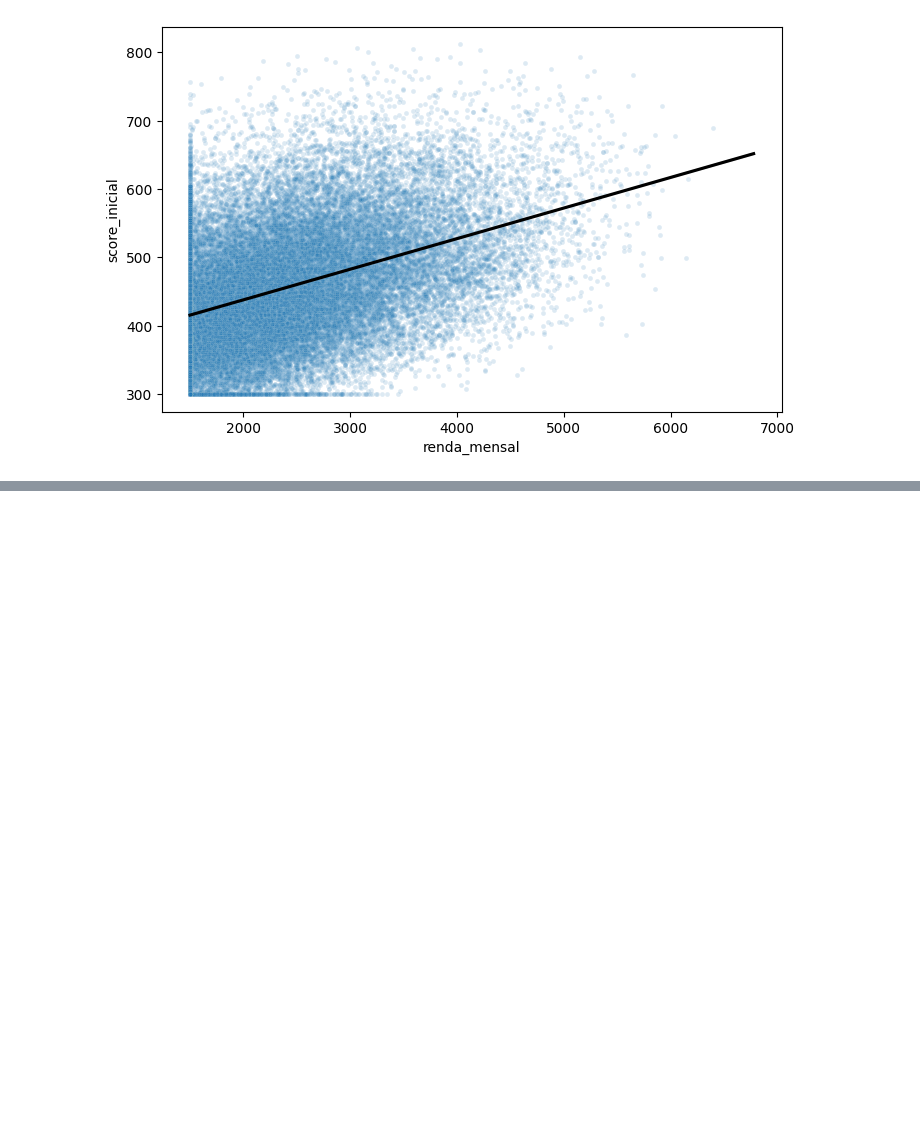
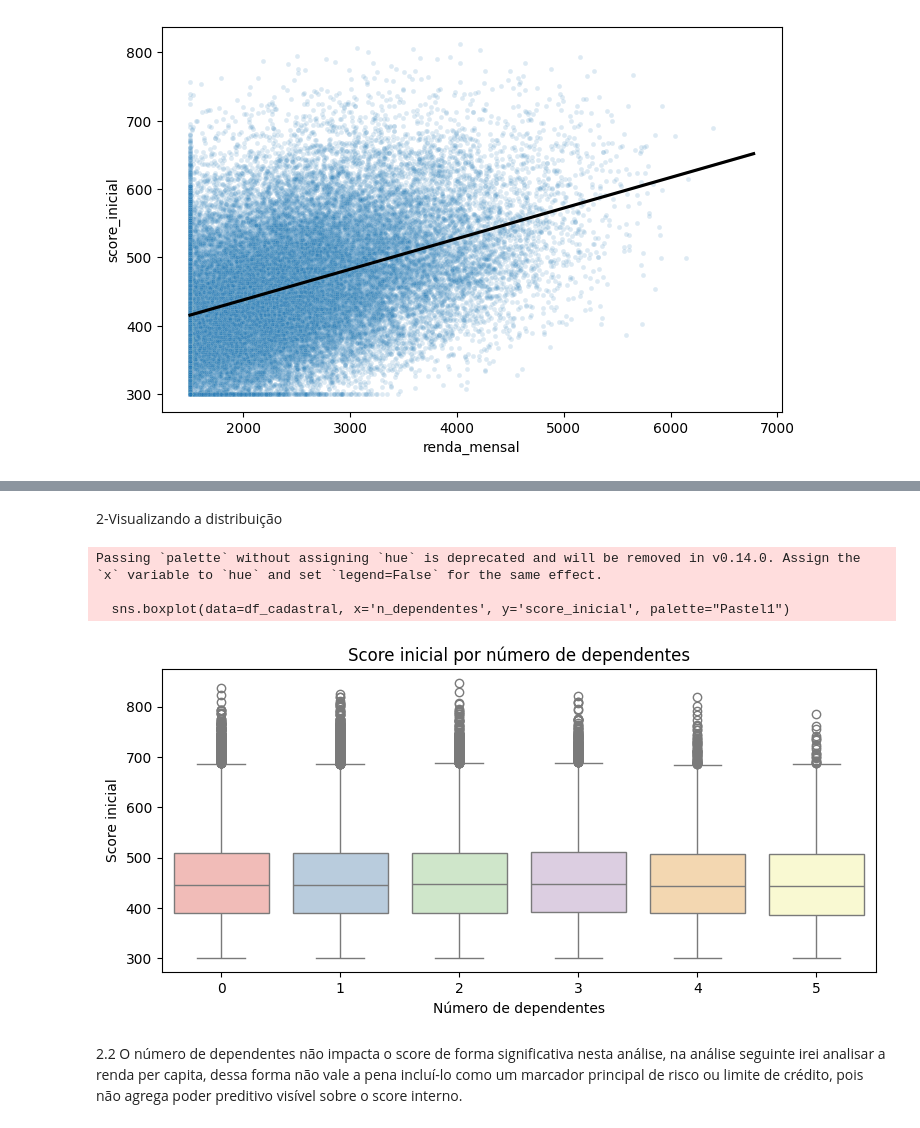
Before and after one commit to mairasantana/desafio-final-neurotech, a Jupyter notebook: analise_de_dados.ipynb, the cells around one changed output, grey strips where cells are left out. Saved outputs shown, nothing was run; the diff lists cells and outputs as text; code cells hidden in the pictures; blank space fills up the shorter version.

```diff
--- a/analise_de_dados.ipynb
+++ b/analise_de_dados.ipynb
@@ -270,0 +274,27 @@ sns.regplot(
+# %%
+# Definindo quartis reais do SCORE e criar rótulos claros
+score_edges = df_cadastral['score_inicial'].quantile([0, .25, .50, .75, 1]).values
+# exemplo típico: [300, 402, 446, 491, 848]
+
+score_labels = [
+    f"{int(score_edges[0])}–{int(score_edges[1])}",                 # 300–402
+    f"{int(score_edges[1])+1}–{int(score_edges[2])}",               # 403–446
+    f"{int(score_edges[2])+1}–{int(score_edges[3])}",               # 447–491
+    f"{int(score_edges[3])+1}–{int(score_edges[4])}"                # 492–848
+]
+
+df_cadastral['faixa_score'] = pd.cut(df_cadastral['score_inicial'],
+                           bins=score_edges,
+                           labels=score_labels,
+                           include_lowest=True)
+# %%
+# Quartis de RENDA (labels mantidos simples R1–R4)
+df_cadastral['faixa_renda'] = pd.qcut(df_cadastral['renda_mensal'], 4,
+                            labels=['R1','R2','R3','R4'])
+
+# Tabela de distribuição
+contagem   = pd.crosstab(df_cadastral['faixa_score'], df_cadastral['faixa_renda'])
+percentual = (contagem.div(contagem.sum(axis=1), axis=0) * 100).round(1)
+
+print("\nContagem de clientes\n", contagem)
+print("\nPercentual dentro de cada faixa de score\n", percentual)
@@ -270,0 +376,15 @@ sns.regplot(
+# %% [markdown]
+2-Visualizando a distribuição
+# %%
+plt.figure(figsize=(8,4))
+sns.boxplot(data=df_cadastral, x='n_dependentes', y='score_inicial', palette="Pastel1")
+plt.title('Score inicial por número de dependentes')
+plt.xlabel('Número de dependentes'); plt.ylabel('Score inicial')
+plt.tight_layout(); plt.show()
+# %% [output]
+Passing `palette` without assigning `hue` is deprecated and will be removed in v0.14.0. Assign the `x` variable to `hue` and set `legend=False` for the same effect.
+
+  sns.boxplot(data=df_cadastral, x='n_dependentes', y='score_inicial', palette="Pastel1")
+[figure, added]
+# %% [markdown]
+2.2 O número de dependentes não impacta o score de forma significativa nesta análise, na análise seguinte irei analisar a renda per capita, dessa forma não vale a pena incluí-lo como um marcador principal de risco ou limite de crédito, pois não agrega poder preditivo visível sobre o score interno.
```
Also changed, not shown: parts of 7 cells of this notebook.
